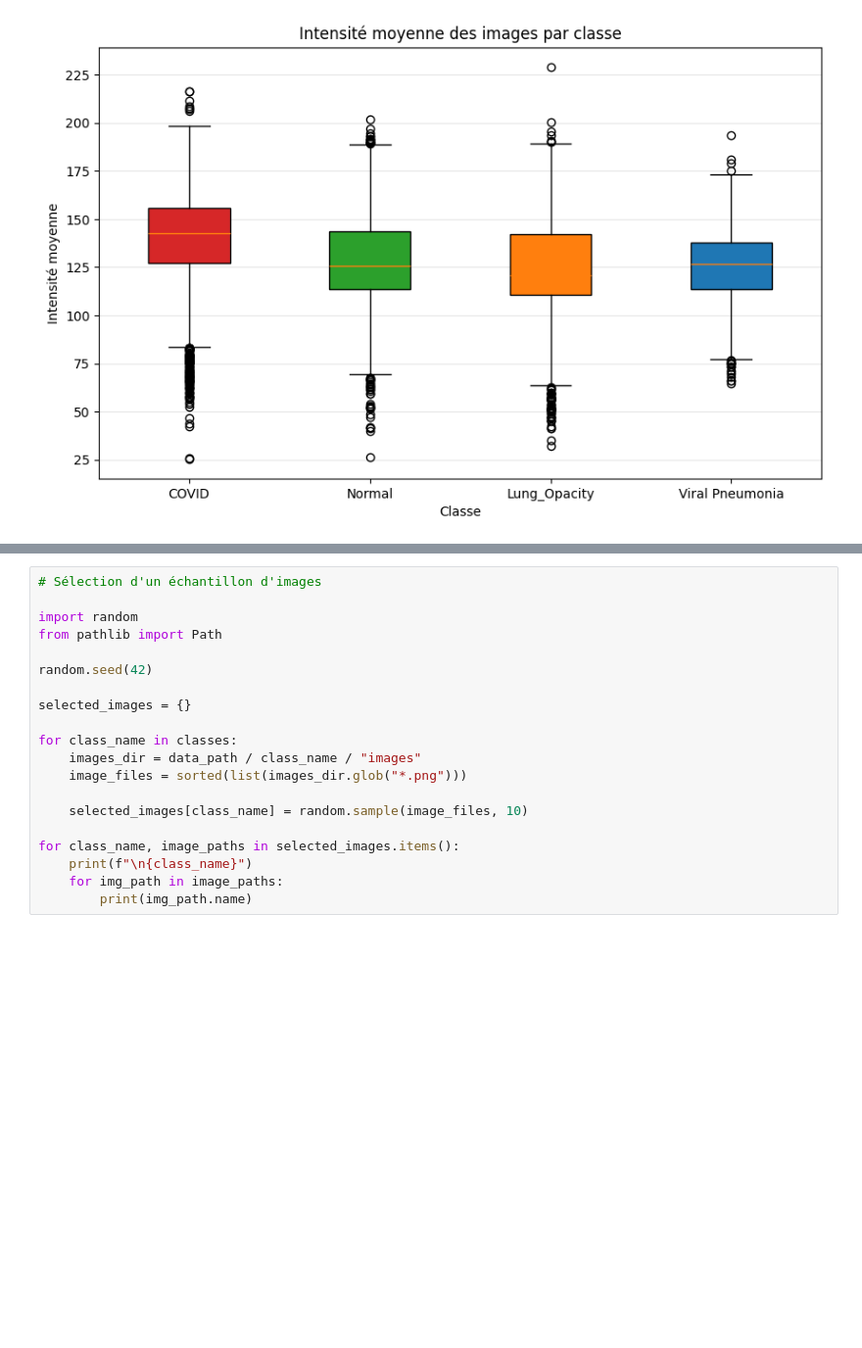
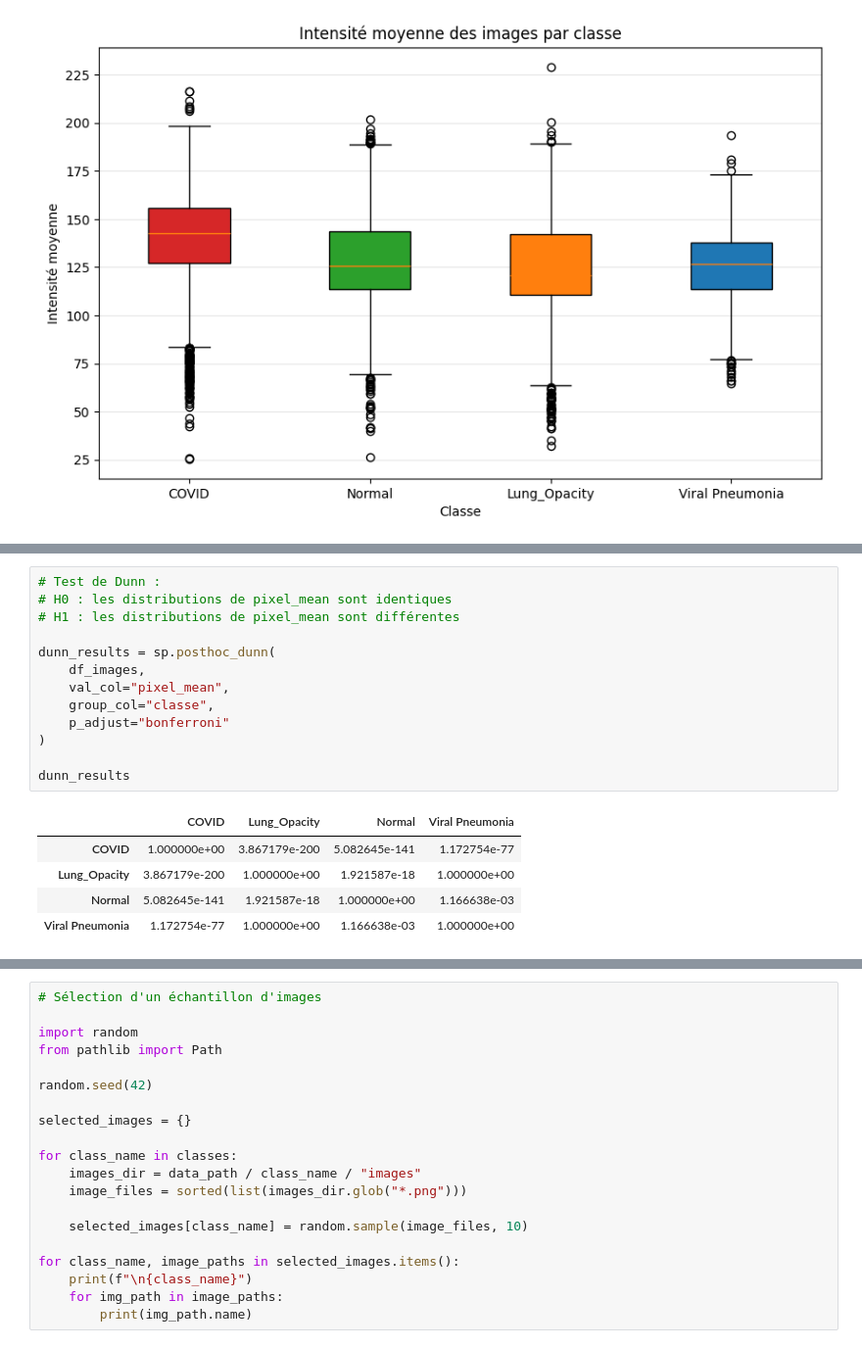
Before and after one commit to cyrilmarat/Liora_Covid, a Jupyter notebook: notebooks/exploration/Noura_exploration.ipynb, the cells around one changed output, grey strips where cells are left out. Shown at 98% size. Drawn from its saved outputs; the diff is of its cells as text; blank space fills up the shorter version.

Commit message:
Tests statistiques sur les pixels moyens des images brutes

```diff
--- a/notebooks/exploration/Noura_exploration.ipynb
+++ b/notebooks/exploration/Noura_exploration.ipynb
@@ -300,0 +335,19 @@ plt.show()
+# %%
+# Test de Dunn :
+# H0 : les distributions de pixel_mean sont identiques
+# H1 : les distributions de pixel_mean sont différentes
+
+dunn_results = sp.posthoc_dunn(
+    df_images,
+    val_col="pixel_mean",
+    group_col="classe",
+    p_adjust="bonferroni"
+)
+
+dunn_results
+# %% [output]
+|  | COVID | Lung_Opacity | Normal | Viral Pneumonia |
+| COVID | 1.000000e+00 | 3.867179e-200 | 5.082645e-141 | 1.172754e-77 |
+| Lung_Opacity | 3.867179e-200 | 1.000000e+00 | 1.921587e-18 | 1.000000e+00 |
+| Normal | 5.082645e-141 | 1.921587e-18 | 1.000000e+00 | 1.166638e-03 |
+| Viral Pneumonia | 1.172754e-77 | 1.000000e+00 | 1.166638e-03 | 1.000000e+00 |
```
Also changed, not shown: parts of 9 cells of this notebook.
